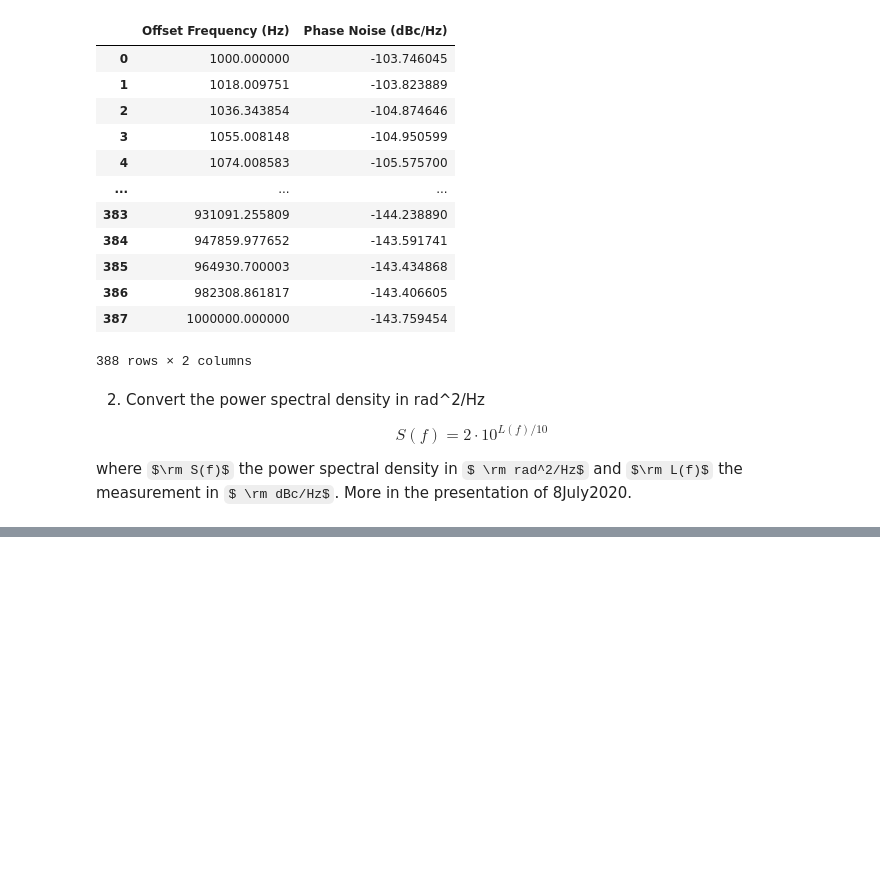
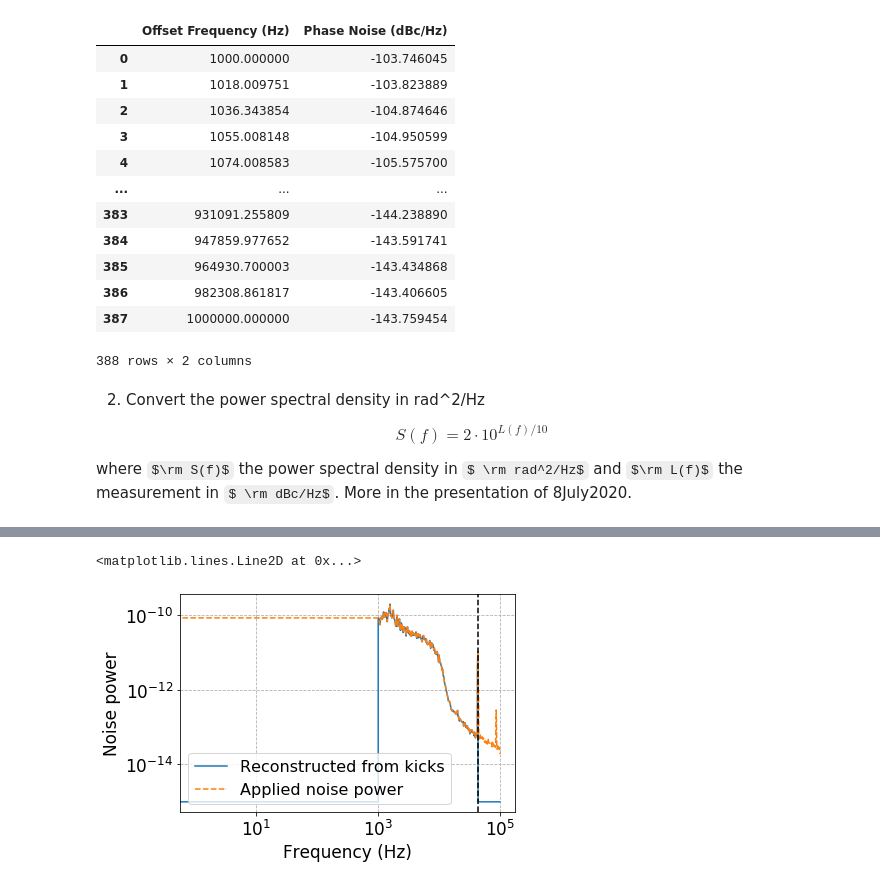
Before and after one commit to natriant/utils, a Jupyter notebook: noise_studies_playground/generate_noiseKicks_forRealSpectrum/KickGenerator.ipynb, the cells around one changed output, grey strips where cells are left out. Saved outputs shown, nothing was run; the diff lists cells and outputs as text; code cells hidden in the pictures; some formulas as TeX source; blank space fills up the shorter version.

```diff
--- a/noise_studies_playground/generate_noiseKicks_forRealSpectrum/KickGenerator.ipynb
+++ b/noise_studies_playground/generate_noiseKicks_forRealSpectrum/KickGenerator.ipynb
@@ -90,0 +132,15 @@ PhaseErrors_fft = np.fft.ifft(np.sqrt(psd))
+# %%
+#Reconstruct the noise power spectrum from the phase errors
+phaseerrorsfft1 = np.fft.fft(phaseerrors)
+plt.plot(np.abs(phaseerrorsfft1[1:len(freq_3)])**2/(df*N**2), label='Reconstructed from kicks')
+plt.plot(xx, label='Applied noise power', linestyle='--')
+plt.legend(loc=3)
+plt.xlabel('Frequency (Hz)')
+plt.ylabel('Noise power')
+plt.grid(True, linestyle='--')
+plt.xscale('log')
+plt.yscale('log')
+plt.axvline(43.45e3, c='k', linestyle='dashed', label='revlution frequency, 43.45 kHz')
+# %% [output]
+<matplotlib.lines.Line2D at 0x...>
+[figure, added]
```
Also changed, not shown: parts of 14 cells of this notebook, 2 other files.
